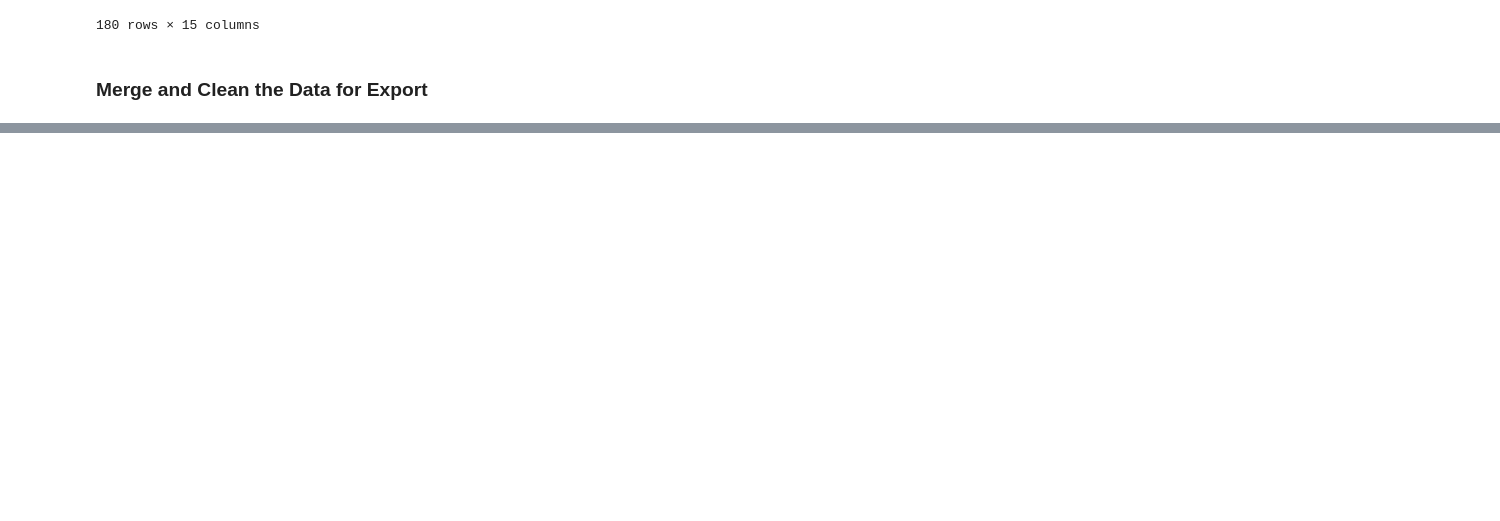
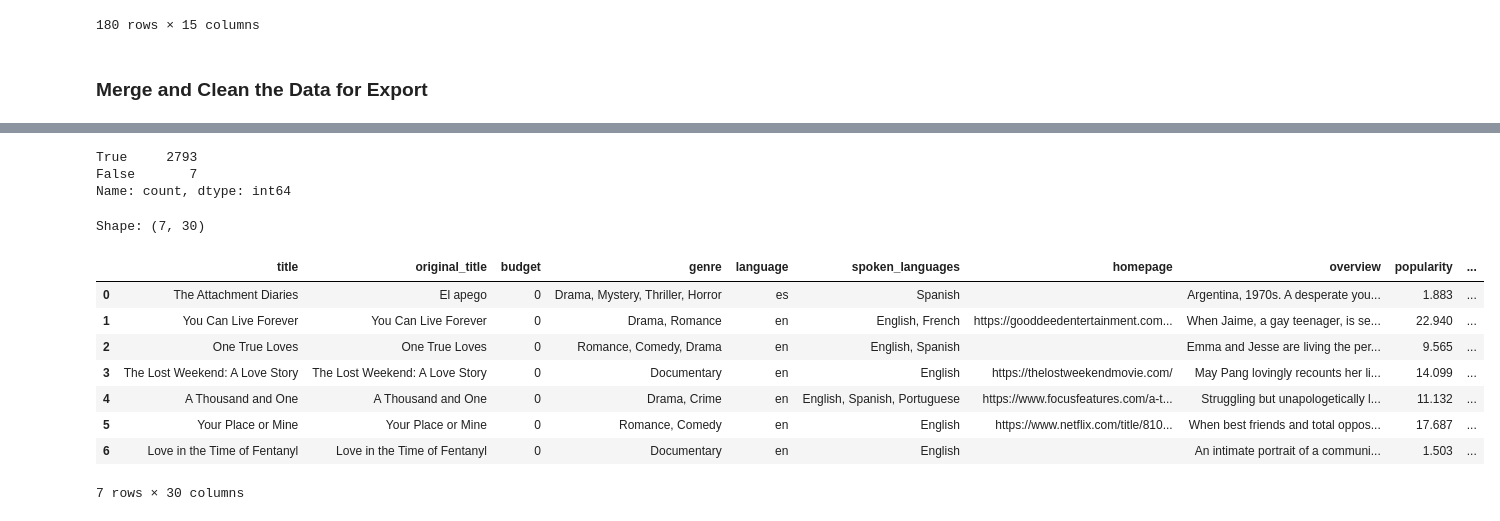
Before and after one commit to rune-encoder/data-sourcing-challenge, a Jupyter notebook: retrieve_movie_data.ipynb, the cells around one changed output, grey strips where cells are left out. Drawn from its saved outputs; the diff is of its cells as text; code cells hidden in the pictures; blank space fills up the shorter version.

```diff
--- a/retrieve_movie_data.ipynb
+++ b/retrieve_movie_data.ipynb
@@ -396,17 +415,24 @@ Shape: (180, 15)
 # %%
 # Remove list brackets and quotation marks on the columns containing lists
 # Create a list of the columns that need fixing
-
+columns_to_fix  = [
+    "genre",
+    "spoken_languages",
+    "production_countries"
+]
 
 # Create a list of characters to remove
-
+characters_to_remove = ["[", "]", "'"]
 
 # Loop through the list of columns to fix
-
+for column in columns_to_fix:
     # Convert the column to type 'str'
-
+    nyt_tmdb_df[column] = nyt_tmdb_df[column].astype(str)
 
     # Loop through characters to remove
-
+    for character in characters_to_remove:
+        nyt_tmdb_df[column] = nyt_tmdb_df[column].str.replace(character, "")
 
 # Display the fixed DataFrame
+print("Shape:", nyt_tmdb_df.shape)
+nyt_tmdb_df.head()
@@ -413,6 +448,29 @@ Shape: (180, 15)
 # %%
 # Drop "byline.person" column
+nyt_tmdb_df.drop(columns=["byline.person"], inplace=True)
+# %%
+# Check for duplicate rows
+nyt_tmdb_df.duplicated().value_counts()
+# %% [output]
+True     2793
+False       7
+Name: count, dtype: int64
 # %%
 # Delete duplicate rows and reset index
+nyt_tmdb_df.drop_duplicates(inplace=True, ignore_index=True)
+
+print("Shape:", nyt_tmdb_df.shape)
+nyt_tmdb_df
+# %% [output]
+Shape: (7, 30)
+|  | title | original_title | budget | genre | language | spoken_languages | homepage | overview | popularity | ... |
+| 0 | The Attachment Diaries | El apego | 0 | Drama, Mystery, Thriller, Horror | es | Spanish |  | Argentina, 1970s. A desperate you... | 1.883 | ... |
+| 1 | You Can Live Forever | You Can Live Forever | 0 | Drama, Romance | en | English, French | https://gooddeedentertainment.com... | When Jaime, a gay teenager, is se... | 22.940 | ... |
+| 2 | One True Loves | One True Loves | 0 | Romance, Comedy, Drama | en | English, Spanish |  | Emma and Jesse are living the per... | 9.565 | ... |
+| 3 | The Lost Weekend: A Love Story | The Lost Weekend: A Love Story | 0 | Documentary | en | English | https://thelostweekendmovie.com/ | May Pang lovingly recounts her li... | 14.099 | ... |
+| 4 | A Thousand and One | A Thousand and One | 0 | Drama, Crime | en | English, Spanish, Portuguese | https://www.focusfeatures.com/a-t... | Struggling but unapologetically l... | 11.132 | ... |
+| 5 | Your Place or Mine | Your Place or Mine | 0 | Romance, Comedy | en | English | https://www.netflix.com/title/810... | When best friends and total oppos... | 17.687 | ... |
+| 6 | Love in the Time of Fentanyl | Love in the Time of Fentanyl | 0 | Documentary | en | English |  | An intimate portrait of a communi... | 1.503 | ... |
+7 rows × 30 columns
 # %%
 # Export data to CSV without the index
```
Also changed, not shown: parts of 3 cells of this notebook, 1 other file.
